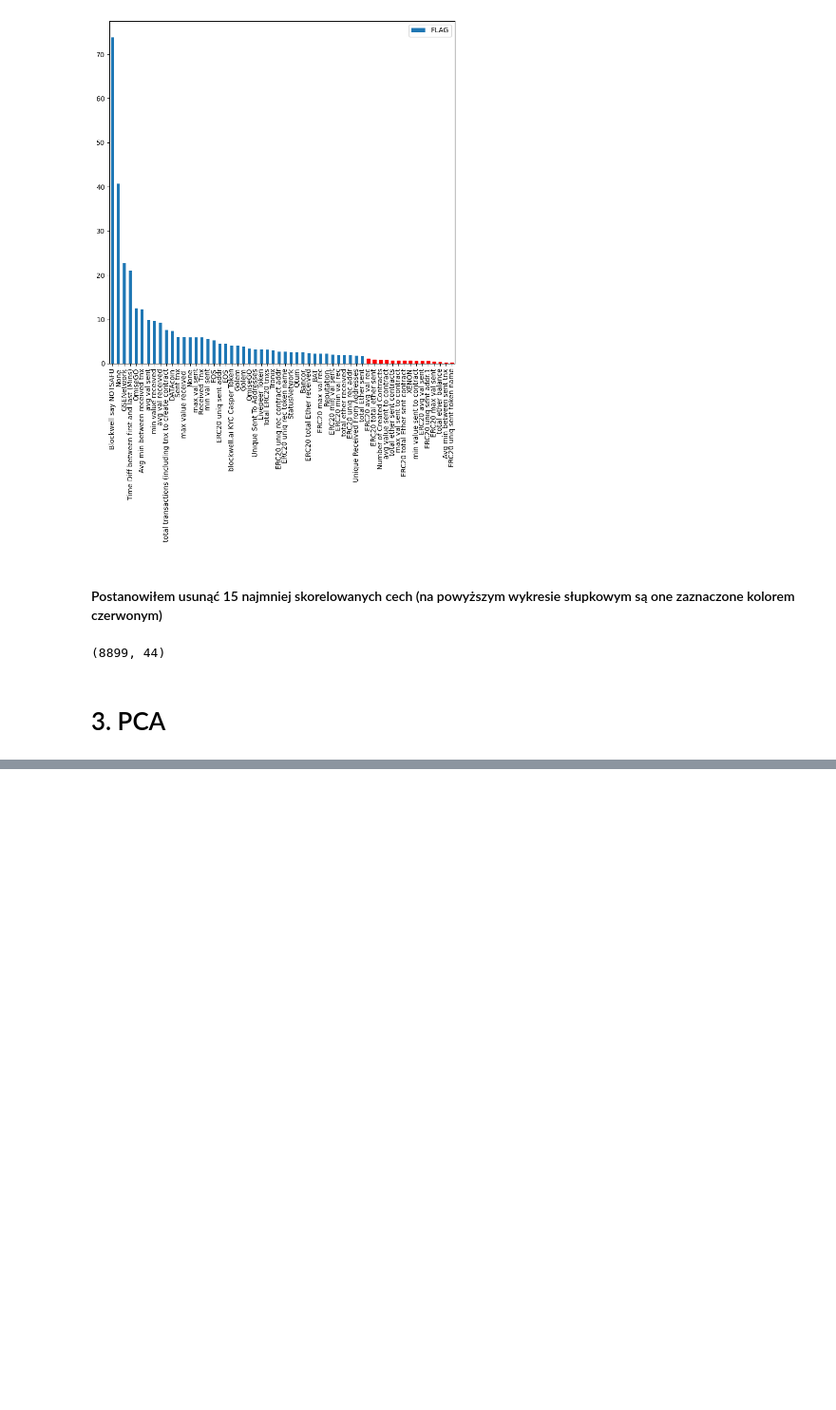
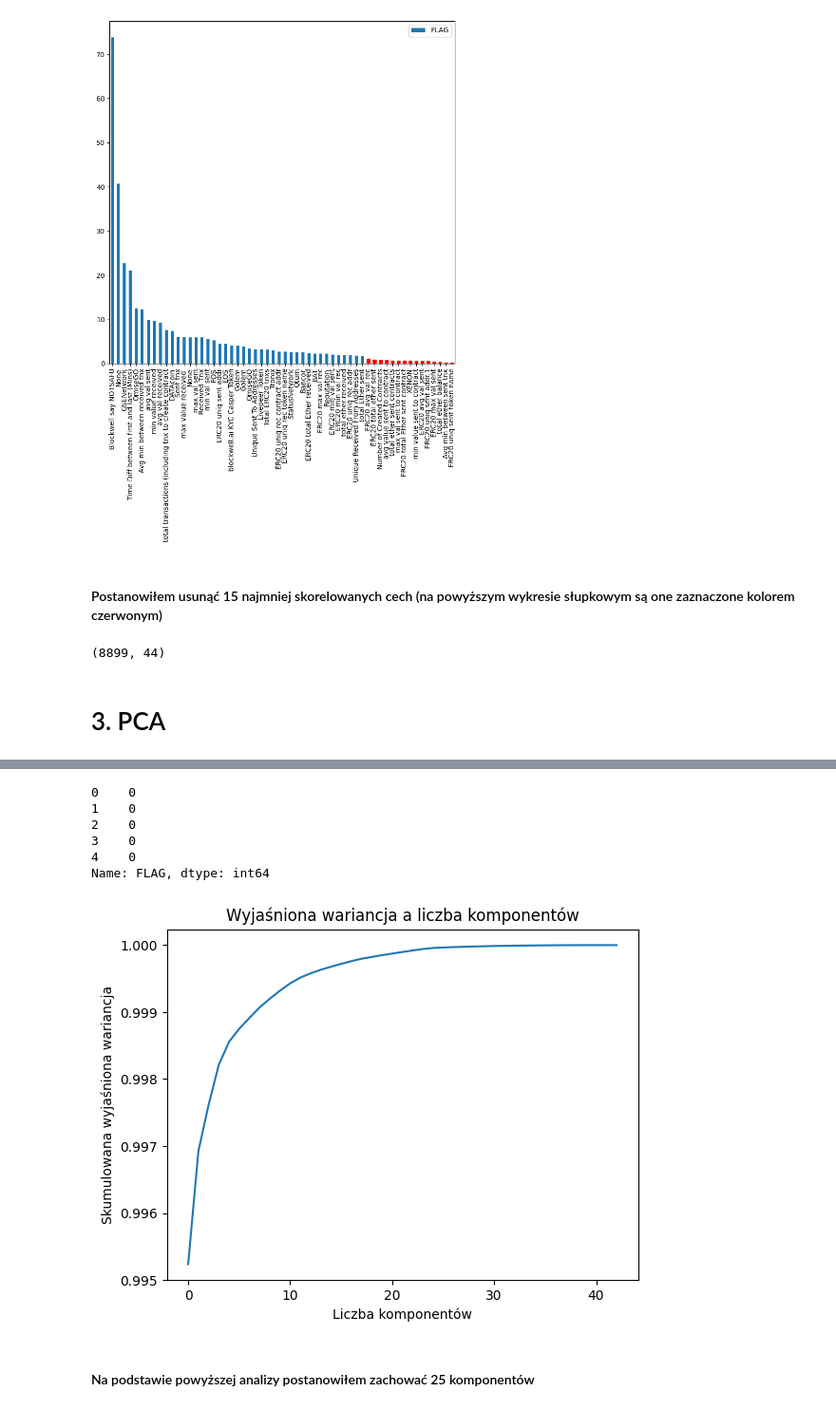
Before and after one commit to Pullsu/Uczenie-maszynowe-w-finansach, a Jupyter notebook: Use_Case_1.ipynb, the cells around one changed output, grey strips where cells are left out. Shown at 95% size. Saved outputs shown, nothing was run; the diff lists cells and outputs as text; code cells hidden in the pictures; blank space fills up the shorter version.

```diff
--- a/Use_Case_1.ipynb
+++ b/Use_Case_1.ipynb
@@ -441,0 +501,3 @@ dane_norm2.shape
+# %%
+X_before_PCA = dane_norm2.drop('FLAG', axis=1)
+X_before_PCA.head()
@@ -441,0 +512,27 @@ dane_norm2.shape
+# %%
+y = dane_norm2['FLAG']
+y.head()
+# %% [output]
+0    0
+1    0
+2    0
+3    0
+4    0
+Name: FLAG, dtype: int64
+# %%
+# Inicjowanie obiektu PCA
+pca = PCA()
+
+# Dopasowanie PCA do danych
+pca.fit(X_before_PCA)
+
+# Tworzenie wykresu łokcia
+plt.plot(np.cumsum(pca.explained_variance_ratio_))
+plt.xlabel('Liczba komponentów')
+plt.ylabel('Skumulowana wyjaśniona wariancja')
+plt.title('Wyjaśniona wariancja a liczba komponentów')
+plt.show()
+# %% [output]
+[figure, added]
+# %% [markdown]
+#### Na podstawie powyższej analizy postanowiłem zachować 25 komponentów
```
Also changed, not shown: parts of 46 cells of this notebook.
